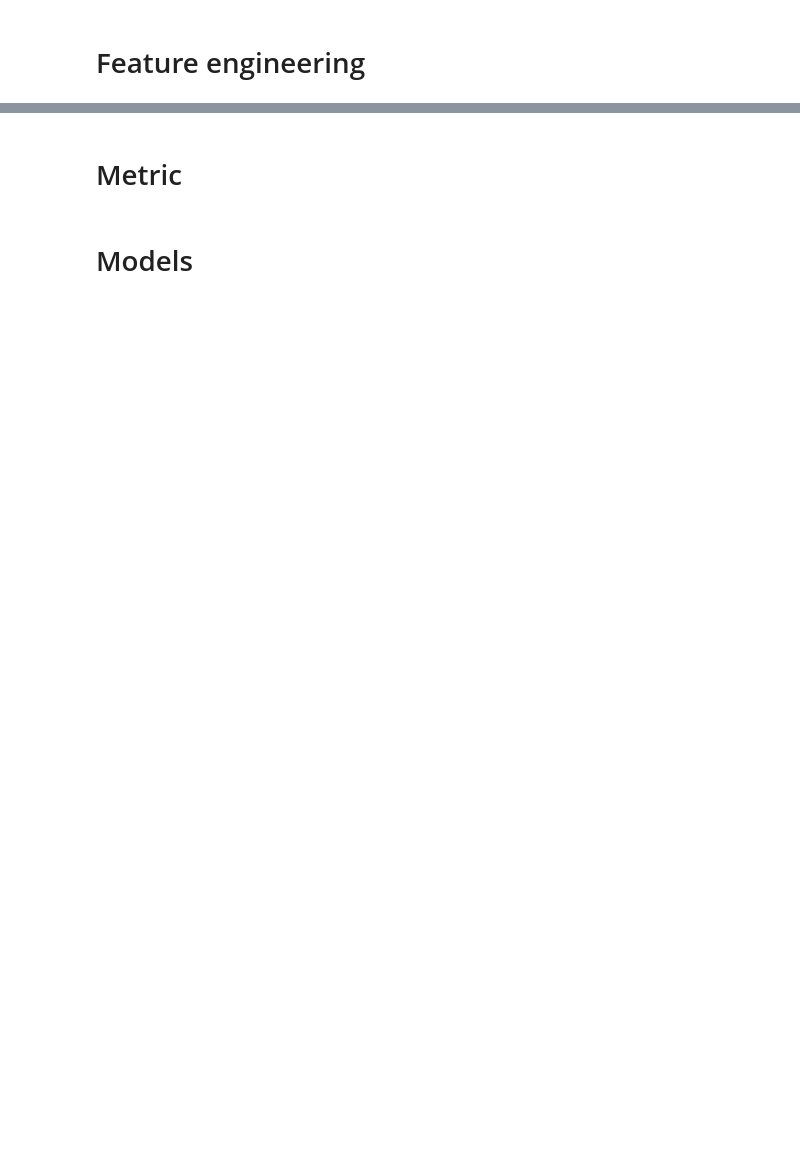
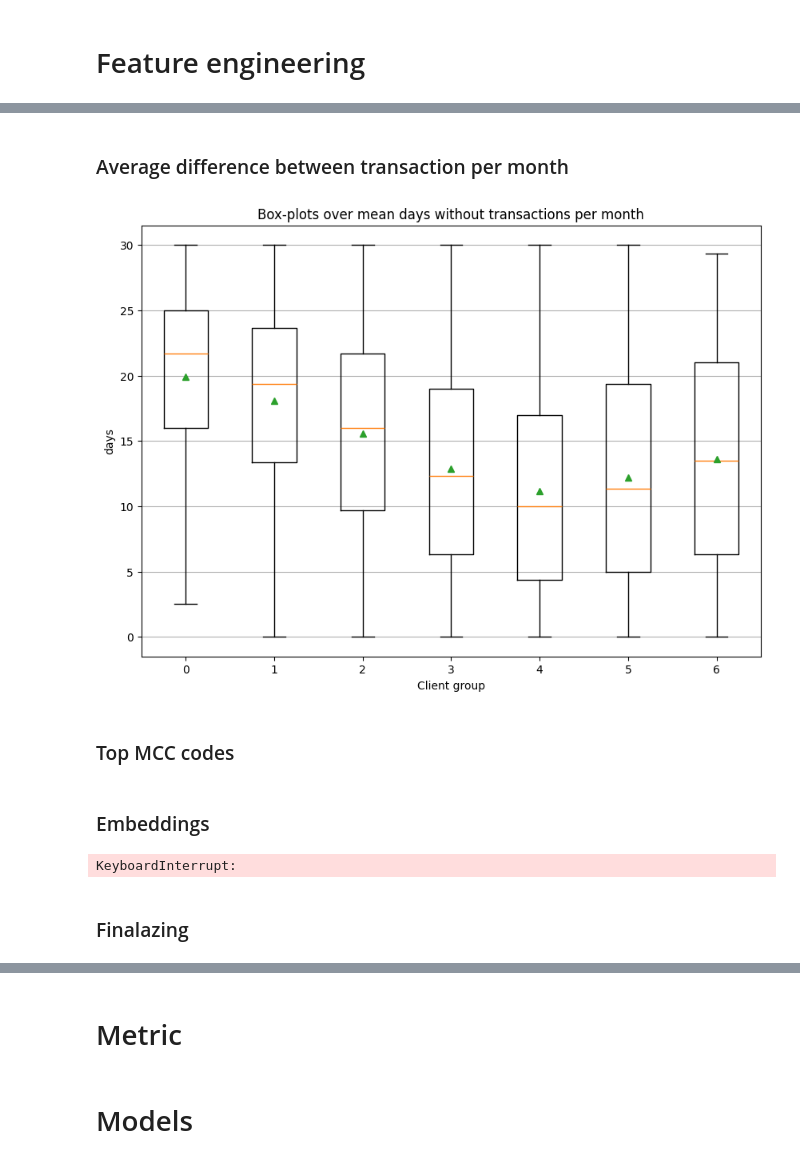
Before and after one commit to ATHigh/Alfa-Summer-Challenge, a Jupyter notebook: src/solution.ipynb, the cells around one changed output, grey strips where cells are left out. Saved outputs shown, nothing was run; the diff lists cells and outputs as text; code cells hidden in the pictures; blank space fills up the shorter version.

```diff
--- a/src/solution.ipynb
+++ b/src/solution.ipynb
@@ -180,0 +400,43 @@ plt.grid(axis='y')
+# %% [markdown]
+### Average difference between transaction per month
+# %%
+def avg_days_no_transactions(df):
+    results = []
+
+    for (client, month), group in df.groupby(['client_num', 'month']):
+        month_days = pd.date_range(
+            start=pd.Timestamp(year=group['date_time'].dt.year.min(), month=month, day=1),
+            end=pd.Timestamp(year=group['date_time'].dt.year.min(), month=month, day=1) + pd.offsets.MonthEnd(0),
+            freq='D'
+        )
+
+        active_days = group['date'].nunique()
+        days_no_transactions = len(month_days) - active_days
+
+        results.append({
+            'client_num': client,
+            'month': month,
+            'days_no_transactions': days_no_transactions
+        })
+
+    df_days_no_trans = pd.DataFrame(results)
+
+    avg_days_no_trans = df_days_no_trans.groupby('client_num')['days_no_transactions'].mean().reset_index()
+    avg_days_no_trans.rename(columns={'days_no_transactions': 'avg_days_no_transactions'}, inplace=True)
+
+    return avg_days_no_trans
+# %%
+avg_days_no_trans_df = avg_days_no_transactions(df_train_merged)
+# %%
+t = avg_days_no_trans_df.merge(df_train, how='inner', on='client_num').groupby('target')['avg_days_no_transactions'].apply(list)
+
+plt.figure(figsize=(10,7))
+plt.boxplot(t.values, tick_labels=t.index, showfliers=False, showmeans=True)
+plt.title('Box-plots over mean days without transactions per month')
+plt.ylabel('days')
+plt.xlabel('Client group')
+plt.grid(axis='y')
+# %% [output]
+[figure, added]
+# %% [markdown]
+### Top MCC codes
@@ -180,0 +470,2 @@ plt.grid(axis='y')
+# %% [markdown]
+### Embeddings
@@ -180,0 +482,4 @@ plt.grid(axis='y')
+# %%
+word2vec.word2vec('mcc_sentences.txt', 'mcc_vectors.bin', size=8, window=5, sample='1e-3', threads=4, iter_=10, min_count=1, cbow=0)
+# %% [output]
+KeyboardInterrupt:
@@ -180,0 +512,2 @@ plt.grid(axis='y')
+# %% [markdown]
+### Finalazing
```
Also changed, not shown: parts of 70 cells of this notebook.
